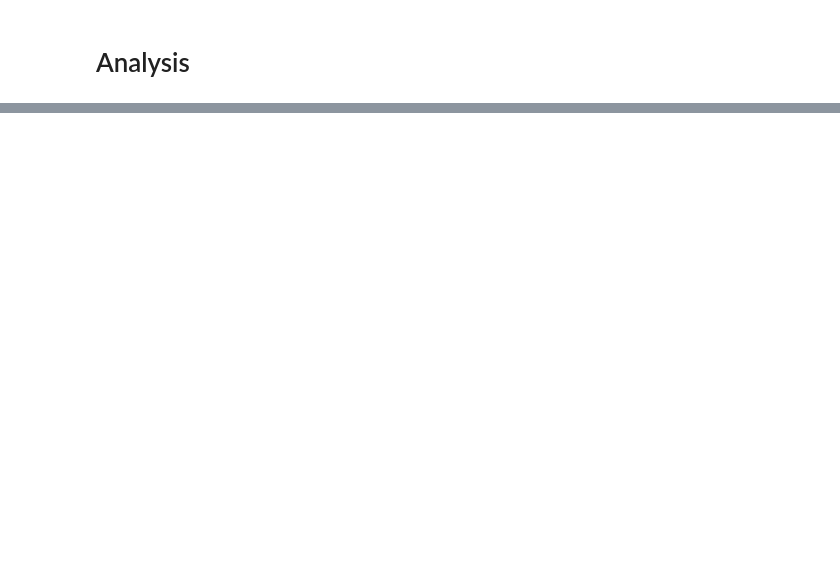
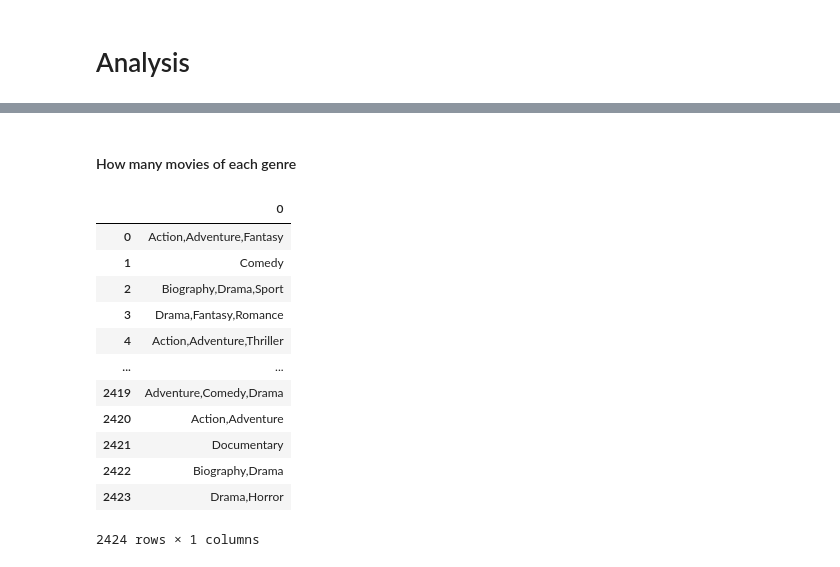
Before and after one commit to Rgmoogachiri/dsc-phase-1-project, a Jupyter notebook: student.ipynb, the cells around one changed output, grey strips where cells are left out. Drawn from its saved outputs; the diff is of its cells as text; code cells hidden in the pictures; blank space fills up the shorter version.

```diff
--- a/student.ipynb
+++ b/student.ipynb
@@ -737,0 +806,18 @@ Name: start_year, dtype: int64
+# %% [markdown]
+#### How many movies of each genre
+# %%
+merged_df3.genres.str.split('|', expand = True)
+# %% [output]
+|  | 0 |
+| 0 | Action,Adventure,Fantasy |
+| 1 | Comedy |
+| 2 | Biography,Drama,Sport |
+| 3 | Drama,Fantasy,Romance |
+| 4 | Action,Adventure,Thriller |
+| ... | ... |
+| 2419 | Adventure,Comedy,Drama |
+| 2420 | Action,Adventure |
+| 2421 | Documentary |
+| 2422 | Biography,Drama |
+| 2423 | Drama,Horror |
+2424 rows × 1 columns
```
Also changed, not shown: parts of 19 cells of this notebook.
